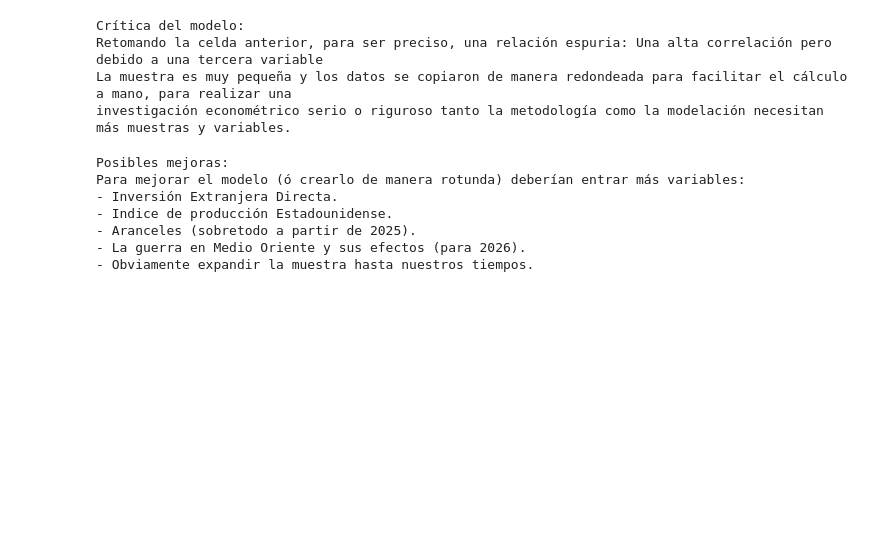
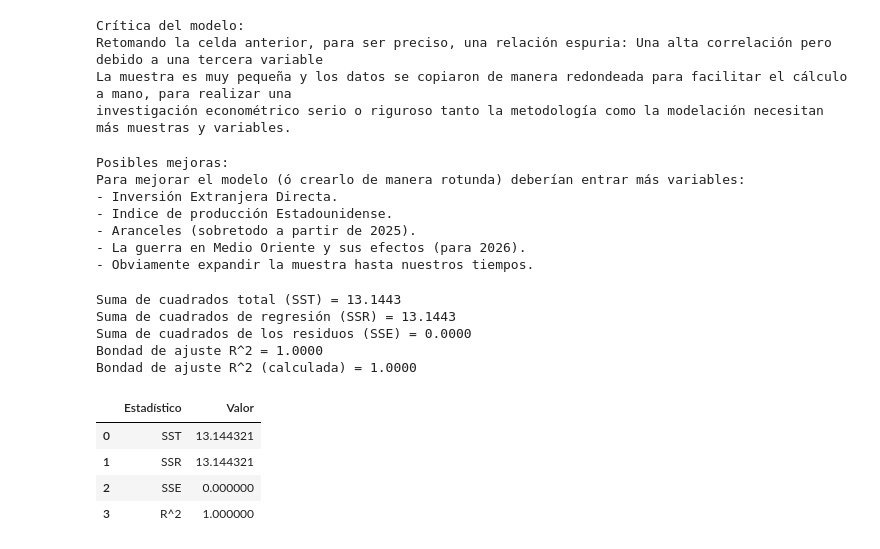
Before and after one commit to jjeremyhc-dot/Aprendiendo_Econometria, a Jupyter notebook: Econometría_prac3.ipynb, the cells around one changed output. Saved outputs shown, nothing was run; the diff lists cells and outputs as text; code cells hidden in the pictures; blank space fills up the shorter version.

```diff
--- a/Econometría_prac3.ipynb
+++ b/Econometría_prac3.ipynb
@@ -134,3 +134,36 @@ Para mejorar el modelo (ó crearlo de manera rotunda) deberían entrar más vari
 - Aranceles (sobretodo a partir de 2025).
 - La guerra en Medio Oriente y sus efectos (para 2026).
 - Obviamente expandir la muestra hasta nuestros tiempos.
+# %%
+#Calculo de estadísticos MCO y bondad de ajuste R^2
+y_mean = y.mean()
+
+ss_total = ((y - y_mean) ** 2).sum()
+ss_res = ((y - y_pred) ** 2).sum()
+ss_reg = ((y_pred - y_mean) ** 2).sum()
+r2 = modelo.score(X, y)
+R2= ss_reg / ss_total
+print(f"Suma de cuadrados total (SST) = {ss_total:.4f}")
+print(f"Suma de cuadrados de regresión (SSR) = {ss_reg:.4f}")
+print(f"Suma de cuadrados de los residuos (SSE) = {ss_res:.4f}")
+print(f"Bondad de ajuste R^2 = {r2:.4f}")
+print(f"Bondad de ajuste R^2 (calculada) = {R2:.4f}")
+#Elaboracion de una tabla de resultados
+resultados = pd.DataFrame({
+    "Estadístico": ["SST", "SSR", "SSE", "R^2"],
+    "Valor": [ss_total, ss_reg, ss_res, r2]
+})
+# %% [output]
+Suma de cuadrados total (SST) = 13.1443
+Suma de cuadrados de regresión (SSR) = 13.1443
+Suma de cuadrados de los residuos (SSE) = 0.0000
+Bondad de ajuste R^2 = 1.0000
+Bondad de ajuste R^2 (calculada) = 1.0000
+# %%
+resultados
+# %% [output]
+|  | Estadístico | Valor |
+| 0 | SST | 13.144321 |
+| 1 | SSR | 13.144321 |
+| 2 | SSE | 0.000000 |
+| 3 | R^2 | 1.000000 |
```
